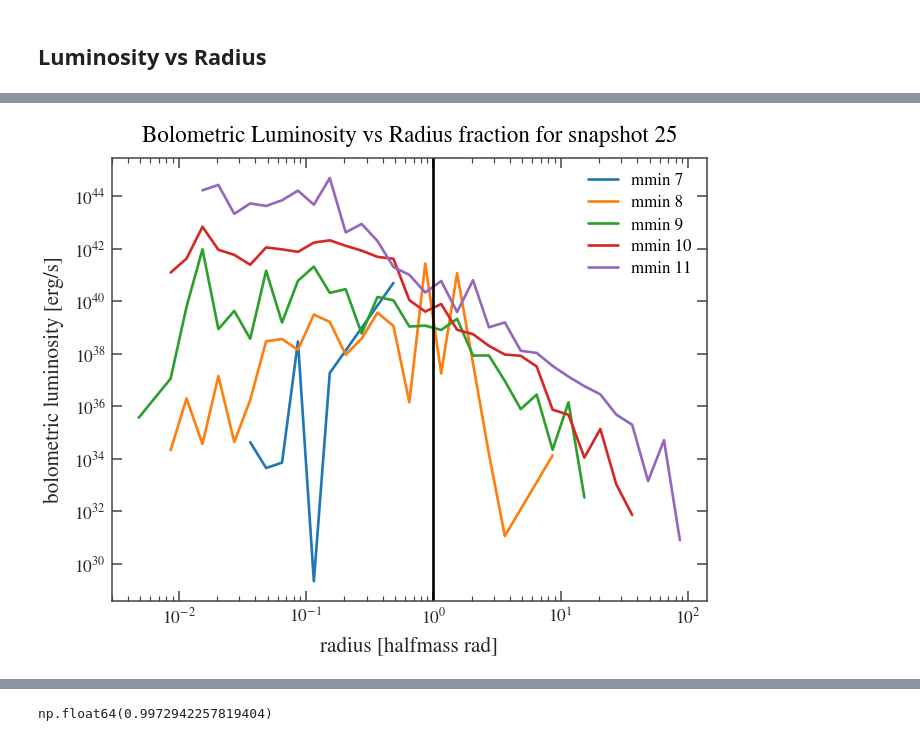
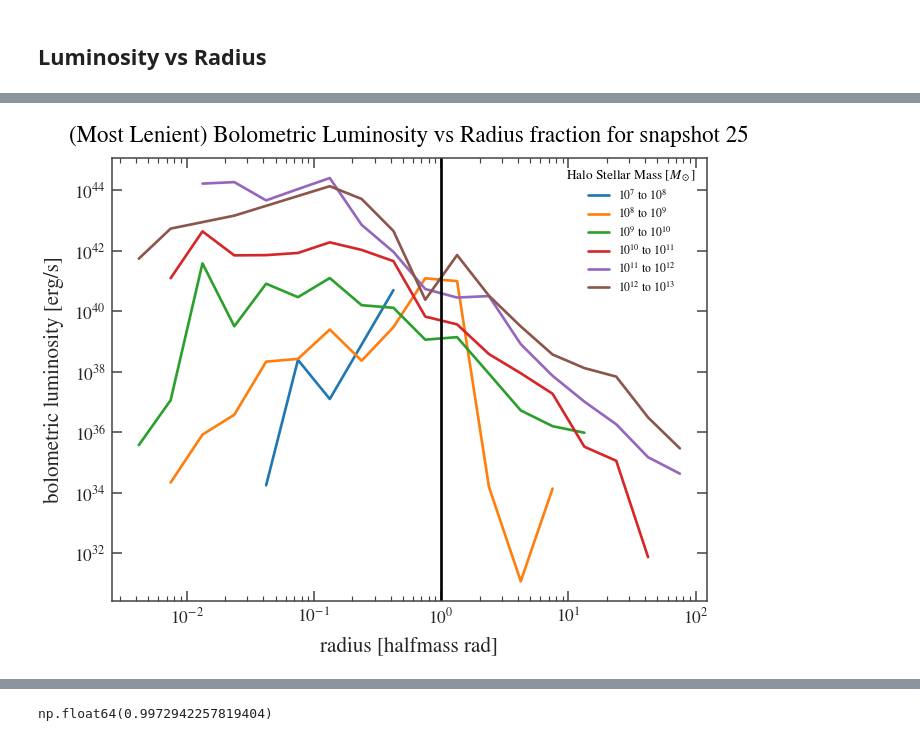
Before and after one commit to pranav-satheesh/wandering_bhs, a Jupyter notebook: Notebooks/SubhaloDictionary.ipynb, the cells around one changed output, grey strips where cells are left out. Saved outputs shown, nothing was run; the diff lists cells and outputs as text; code cells hidden in the pictures.

```diff
--- a/Notebooks/SubhaloDictionary.ipynb
+++ b/Notebooks/SubhaloDictionary.ipynb
@@ -31,22 +31,23 @@ ps.set_style('paper')
  'legend.title_fontsize': 10.45,
  'figure.titlesize': 14.3}
 # %%
+most_lenient = 0
+lenient = 1
+strict = 2
 Brahma_sim_path = '/orange/lblecha/aklantbhowmick/GAS_BASED_SEED_MODEL_UNIFORM_RUNS/L12p5n512/AREPO/'
 Dict_path = "/orange/lblecha/pranavsatheesh/wandering_bhs/Data/wandering_bh_"
-sim_1_name = 'SM5_DFD_3_TNG'
-sim_1_file = Brahma_sim_path + sim_1_name + "/"
-sim_1_dict = Dict_path + sim_1_name + ".hdf5"
-sim_2_name = 'SM5_LW10_DFD_3_TNG'
-sim_2_file = Brahma_sim_path + sim_2_name + "/"
-sim_2_dict = Dict_path + sim_2_name + ".hdf5"
-snapshots, redshifts = arepo_package.get_snapshot_redshift_correspondence(sim_1_file) #same for both sims
+simcode = ['SM5_DFD_3_TNG', 'SM5_LW10_DFD_3_TNG', 'SM5_LW10_LOWSPIN_RICH_DFD_3_TNG']
+simname = ['Most Lenient', 'Lenient', 'Strict']
+simfile = [Brahma_sim_path + simcode[0] + "/", Brahma_sim_path + simcode[1] + "/", Brahma_sim_path + simcode[2] + "/"]
+catalog = [Dict_path + simcode[0] + ".hdf5", Dict_path + simcode[1] + ".hdf5", Dict_path + simcode[2] + ".hdf5"]
+snapshots, redshifts = arepo_package.get_snapshot_redshift_correspondence(simfile[0]) #same for both sims
 # %%
 # sim models:
 # SM5 (not using) = most lenient
 # SM5_LW10 = Heavy-Lenient
 # SM5_LW10_LOWSPIN_RICH = Heavy-Strict
 # %%
-with h5py.File(sim_1_dict) as f:
+with h5py.File(sim_3_dict) as f:
     is_wandering = f["bh/is_wandering"][:]
     r_kpc = f["bh/r_kpc"] # all radii
     lum = f["bh/lbol_erg_s"] # all lum
@@ -444,8 +452,8 @@ IndexError: index 2 is out of bounds for axis 0 with size 2
 ## Luminosity vs Radius
 # %%
 # General function for BH luminosity against radius in halo. Binned all together
-def lum_mass_rad_data(snapshot, mfrac=False, rfrac=False, mrange=None, onlyCentralHalos=False, includeSupercentrals=False):
-    with h5py.File("/orange/lblecha/pranavsatheesh/wandering_bhs/Data/wandering_bh_SM5_DFD_3_TNG.hdf5") as f:
+def lum_mass_rad_data(snapshot, sim=0, mfrac=False, rfrac=False, mrange=None, onlyCentralHalos=False, includeSupercentrals=False):
+    with h5py.File(catalog[sim]) as f:
         bh_start = f["snapshot/bh_start"][snapshot]
         num_bh = f["snapshot/n_bh"][snapshot]
         lum = f["bh/lbol_erg_s"][bh_start:bh_start+num_bh]
@@ -479,8 +487,8 @@ def lr_log_scatter(snapshot, mfrac=False, rfrac=False, onlyCentralHalos=False, i
 # %%
-def lr_hist(snapshot, numbins=15, mfrac=False, rfrac=False, onlyCentralHalos=False, includeSupercentrals=False):
+def lr_hist(snapshot, sim=0, numbins=15, mfrac=False, rfrac=False, onlyCentralHalos=False, includeSupercentrals=False):
     massbounds = range(7, 14)
     for mmin in massbounds:
-        l, m, r = lum_mass_rad_data(snapshot, mfrac, rfrac, [10**mmin, 10**(mmin+1)], onlyCentralHalos, includeSupercentrals)
+        l, m, r = lum_mass_rad_data(snapshot, sim, mfrac, rfrac, [10**mmin, 10**(mmin+1)], onlyCentralHalos, includeSupercentrals)
         if len(l) == 0: continue
         log_r = np.log10(r)
         edges = np.linspace(-3, 2, numbins+1)
@@ -490,16 +498,16 @@ def lr_hist(snapshot, numbins=15, mfrac=False, rfrac=False, onlyCentralHalos=Fal
             inbin = np.bitwise_and((log_r>edges[i]), (log_r<=edges[i+1]))
             means[i] = 0 if len(l[inbin])==0 else np.mean(l[inbin])
         if np.sum(means) > 1e-10:
-            plt.plot(10**centers[means>1], means[means>1], label=f"mmin {mmin}")
+            plt.plot(10**centers[means>1], means[means>1], label=fr"$10^{{{mmin}}}$ to $10^{{{mmin+1}}}$")
     plt.xscale("log")
     plt.yscale("log")
-    plt.legend()
+    plt.legend(title=r"Halo Stellar Mass [$M_\odot$]", title_fontsize=8, fontsize=7)
     if rfrac: plt.axvline(1, color='k')
     r_unit = "halfmass rad" if rfrac else "kpc"
     plt.xlabel(f"radius [{r_unit}]")
     plt.ylabel(f"bolometric luminosity [erg/s]")
     r_title = "Radius fraction" if rfrac else "Radius"
-    plt.title(f"Bolometric Luminosity vs {r_title} for snapshot {snapshot}")
+    plt.title(f"({simname[sim]}) Bolometric Luminosity vs {r_title} for snapshot {snapshot}")
 # %%
 lr_log_scatter(25, rfrac=True)
 # %% [output]
@@ -507,4 +515,4 @@ lr_log_scatter(25, rfrac=True)
 # %%
-lr_hist(25, numbins=40, rfrac=True)
+lr_hist(25, numbins=20, rfrac=True)
 # %% [output]
-[figure, old version]
+[figure, new version]
```
Also changed, not shown: parts of 28 cells of this notebook.
